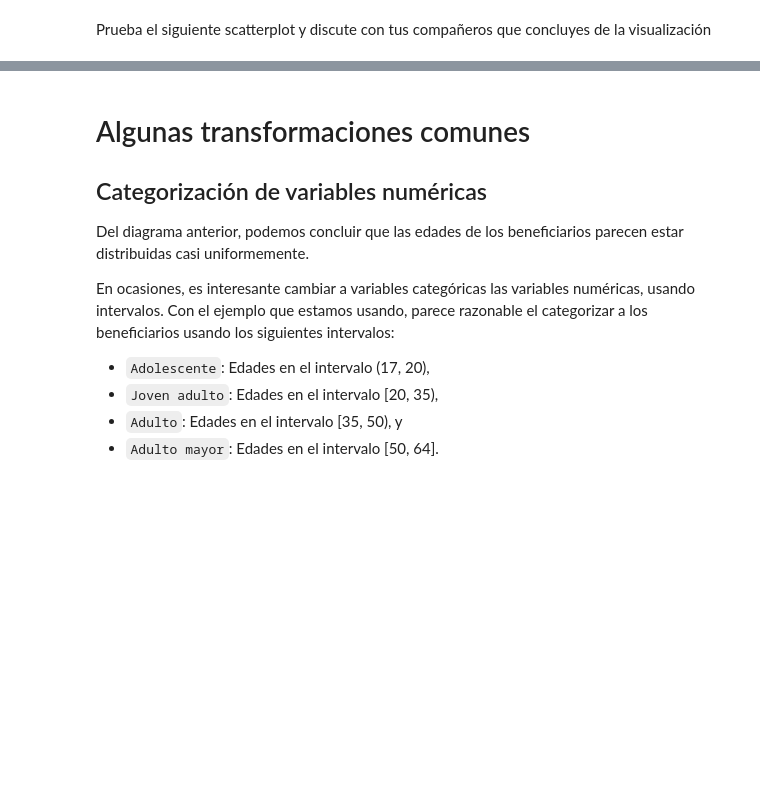
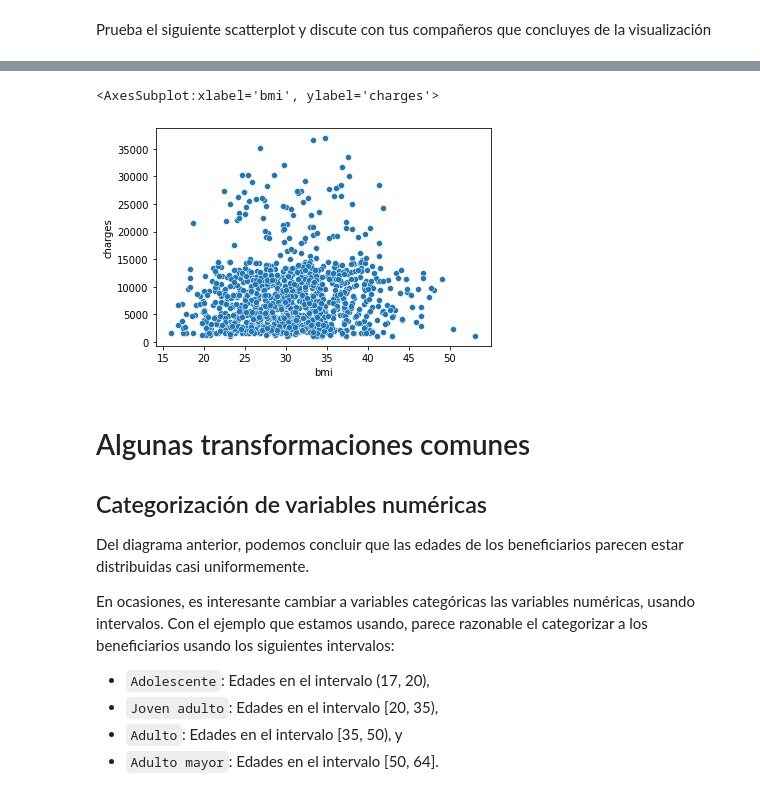
Before and after one commit to MaxRBudib/retoAnalitica, a Jupyter notebook: EstadisticaYVisualizacion.ipynb, the cells around one changed output, grey strips where cells are left out. Drawn from its saved outputs; the diff is of its cells as text; code cells hidden in the pictures; blank space fills up the shorter version.

```diff
--- a/EstadisticaYVisualizacion.ipynb
+++ b/EstadisticaYVisualizacion.ipynb
@@ -101,0 +165,3 @@ sns.scatterplot(data=df, x="age", y="charges", hue="smoker")
+# %%
+snokers = df[df['smoker'] == 'no']
+snokers.head()
@@ -102,3 +175,8 @@ sns.scatterplot(data=df, x="age", y="charges", hue="smoker")
+# %%
+sns.scatterplot(data=snokers, x= "bmi", y = "charges")
+# %% [output]
+<AxesSubplot:xlabel='bmi', ylabel='charges'>
+[figure, added]
 # %% [markdown]
 # Algunas transformaciones comunes
 
```
Also changed, not shown: parts of 22 cells of this notebook.
